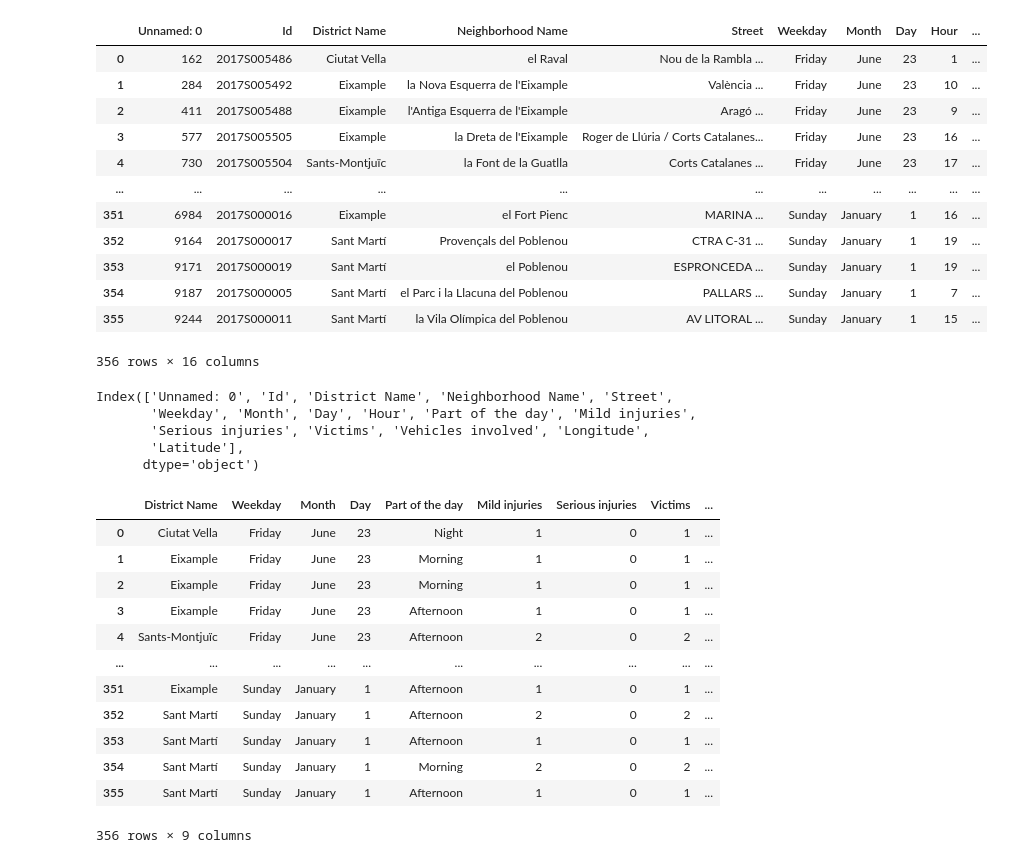
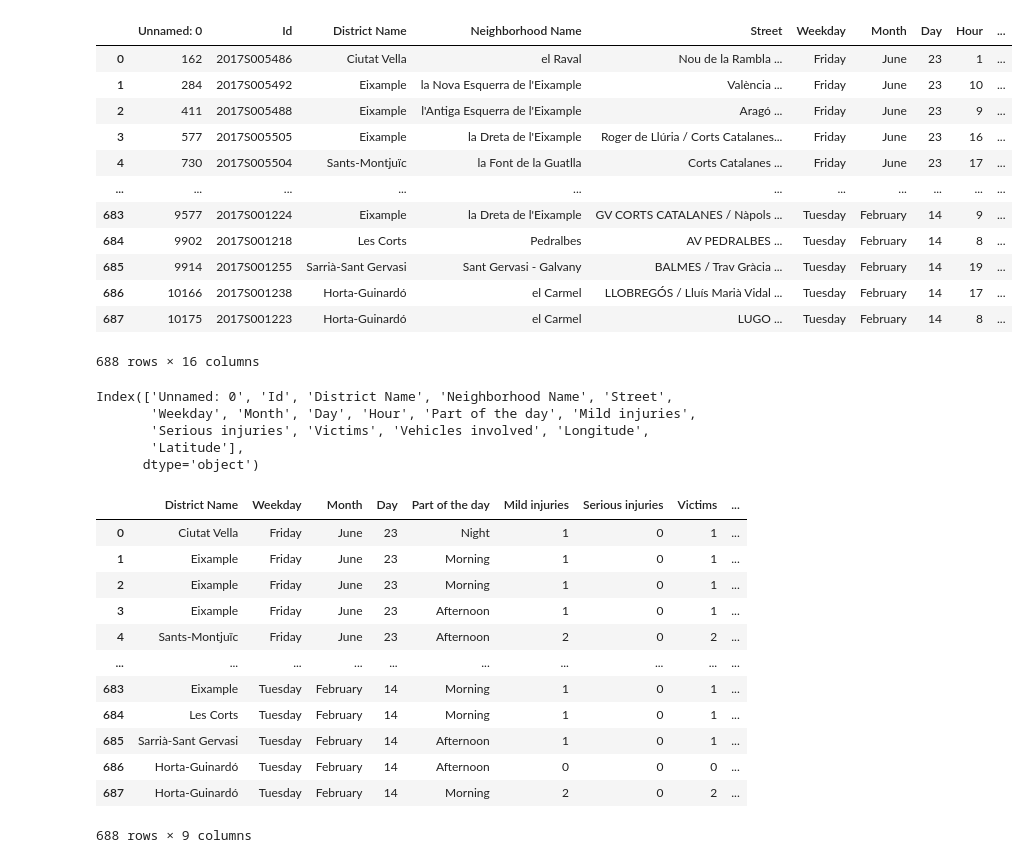
Before and after one commit to ta-data-bcn/Project-Week-2-Barcelona, a Jupyter notebook: _deprecated_CSV_only_holidays.ipynb, the cells around one changed output. Cells and saved outputs as stored; diff of their text form; code cells hidden in the pictures.

```diff
--- a/_deprecated_CSV_only_holidays.ipynb
+++ b/_deprecated_CSV_only_holidays.ipynb
@@ -49,20 +151,20 @@ juan_merce_xmas_dec6_hweek_dofcw_nye_ny.to_csv("holidays.csv")
 # %%
-holidays = pd.read_csv("holidays.csv")
+holidays = pd.read_csv("datasets/1.-Transportation/holidays_without_cleaning_good_version.csv")
 holidays
 # %% [output]
 |  | Unnamed: 0 | Id | District Name | Neighborhood Name | Street | Weekday | Month | Day | Hour | ... |
 | 0 | 162 | 2017S005486 | Ciutat Vella | el Raval | Nou de la Rambla ... | Friday | June | 23 | 1 | ... |
 | 1 | 284 | 2017S005492 | Eixample | la Nova Esquerra de l'Eixample | València ... | Friday | June | 23 | 10 | ... |
 | 2 | 411 | 2017S005488 | Eixample | l'Antiga Esquerra de l'Eixample | Aragó ... | Friday | June | 23 | 9 | ... |
 | 3 | 577 | 2017S005505 | Eixample | la Dreta de l'Eixample | Roger de Llúria / Corts Catalanes... | Friday | June | 23 | 16 | ... |
 | 4 | 730 | 2017S005504 | Sants-Montjuïc | la Font de la Guatlla | Corts Catalanes ... | Friday | June | 23 | 17 | ... |
 | ... | ... | ... | ... | ... | ... | ... | ... | ... | ... | ... |
-| 351 | 6984 | 2017S000016 | Eixample | el Fort Pienc | MARINA ... | Sunday | January | 1 | 16 | ... |
-| 352 | 9164 | 2017S000017 | Sant Martí | Provençals del Poblenou | CTRA C-31 ... | Sunday | January | 1 | 19 | ... |
-| 353 | 9171 | 2017S000019 | Sant Martí | el Poblenou | ESPRONCEDA ... | Sunday | January | 1 | 19 | ... |
-| 354 | 9187 | 2017S000005 | Sant Martí | el Parc i la Llacuna del Poblenou | PALLARS ... | Sunday | January | 1 | 7 | ... |
-| 355 | 9244 | 2017S000011 | Sant Martí | la Vila Olímpica del Poblenou | AV LITORAL ... | Sunday | January | 1 | 15 | ... |
+| 683 | 9577 | 2017S001224 | Eixample | la Dreta de l'Eixample | GV CORTS CATALANES / Nàpols ... | Tuesday | February | 14 | 9 | ... |
+| 684 | 9902 | 2017S001218 | Les Corts | Pedralbes | AV PEDRALBES ... | Tuesday | February | 14 | 8 | ... |
+| 685 | 9914 | 2017S001255 | Sarrià-Sant Gervasi | Sant Gervasi - Galvany | BALMES / Trav Gràcia ... | Tuesday | February | 14 | 19 | ... |
+| 686 | 10166 | 2017S001238 | Horta-Guinardó | el Carmel | LLOBREGÓS / Lluís Marià Vidal ... | Tuesday | February | 14 | 17 | ... |
+| 687 | 10175 | 2017S001223 | Horta-Guinardó | el Carmel | LUGO ... | Tuesday | February | 14 | 8 | ... |
-356 rows × 16 columns
+688 rows × 16 columns
 # %%
 holidays.columns
 # %% [output]
@@ -83,11 +185,11 @@ holidays
 | 3 | Eixample | Friday | June | 23 | Afternoon | 1 | 0 | 1 | ... |
 | 4 | Sants-Montjuïc | Friday | June | 23 | Afternoon | 2 | 0 | 2 | ... |
 | ... | ... | ... | ... | ... | ... | ... | ... | ... | ... |
-| 351 | Eixample | Sunday | January | 1 | Afternoon | 1 | 0 | 1 | ... |
-| 352 | Sant Martí | Sunday | January | 1 | Afternoon | 2 | 0 | 2 | ... |
-| 353 | Sant Martí | Sunday | January | 1 | Afternoon | 1 | 0 | 1 | ... |
-| 354 | Sant Martí | Sunday | January | 1 | Morning | 2 | 0 | 2 | ... |
-| 355 | Sant Martí | Sunday | January | 1 | Afternoon | 1 | 0 | 1 | ... |
+| 683 | Eixample | Tuesday | February | 14 | Morning | 1 | 0 | 1 | ... |
+| 684 | Les Corts | Tuesday | February | 14 | Morning | 1 | 0 | 1 | ... |
+| 685 | Sarrià-Sant Gervasi | Tuesday | February | 14 | Afternoon | 1 | 0 | 1 | ... |
+| 686 | Horta-Guinardó | Tuesday | February | 14 | Afternoon | 0 | 0 | 0 | ... |
+| 687 | Horta-Guinardó | Tuesday | February | 14 | Morning | 2 | 0 | 2 | ... |
-356 rows × 9 columns
+688 rows × 9 columns
 # %%
 holidays.to_csv("datasets/1.-Transportation/clean_holidays.csv")
```
Also changed, not shown: parts of 23 cells of this notebook, 3 other files.
